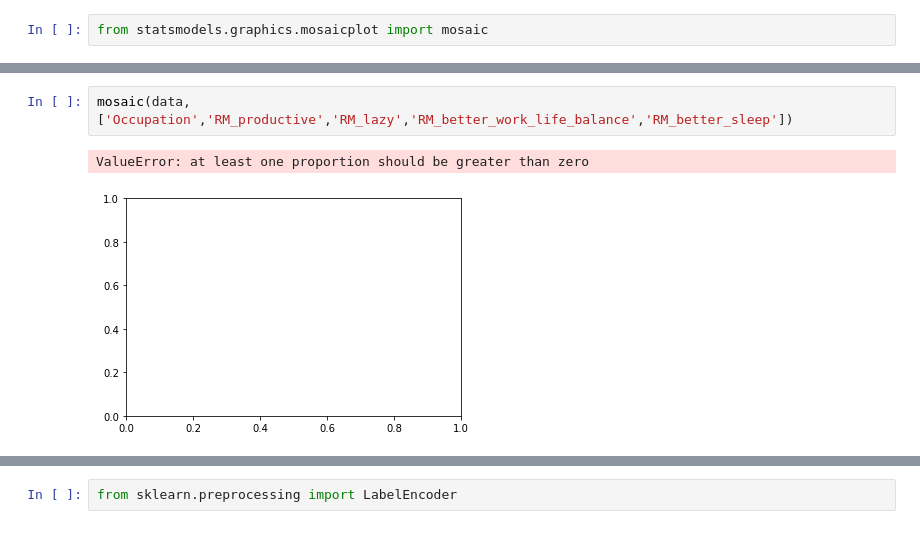
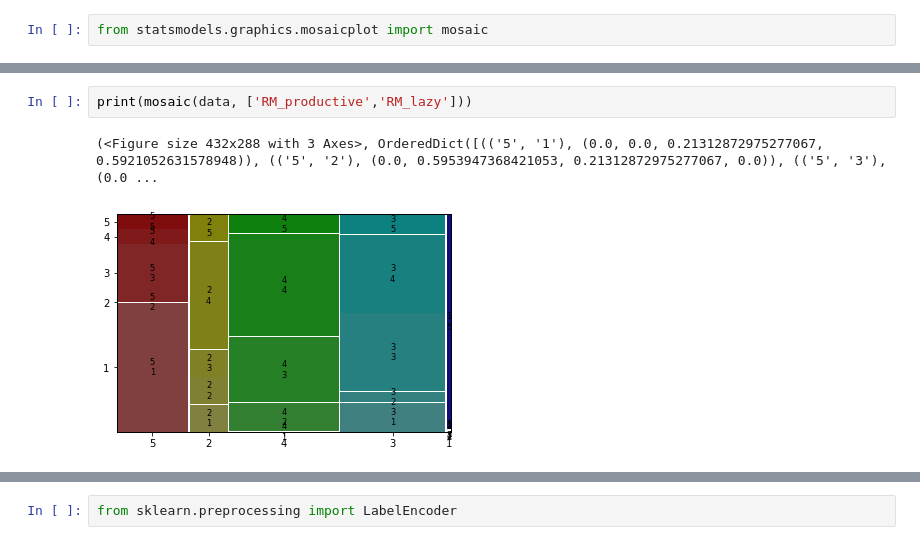
Before and after one commit to sinchana-hathwar/WFH_vs_WFO, a Jupyter notebook: wfh_vs_wfo.ipynb, the cells around one changed output, grey strips where cells are left out. Cells and saved outputs as stored; diff of their text form.

```diff
--- a/wfh_vs_wfo.ipynb
+++ b/wfh_vs_wfo.ipynb
@@ -152,5 +226,5 @@ from statsmodels.graphics.mosaicplot import mosaic
 # %%
-mosaic(data, ['Occupation','RM_productive','RM_lazy','RM_better_work_life_balance','RM_better_sleep'])
+print(mosaic(data, ['RM_productive','RM_lazy']))
 # %% [output]
-ValueError: at least one proportion should be greater than zero
+(<Figure size 432x288 with 3 Axes>, OrderedDict([(('5', '1'), (0.0, 0.0, 0.21312872975277067, 0.5921052631578948)), (('5', '2'), (0.0, 0.5953947368421053, 0.21312872975277067, 0.0)), (('5', '3'), (0.0 ...
-[figure, old version]
+[figure, new version]
```
Also changed, not shown: parts of 20 cells of this notebook.
